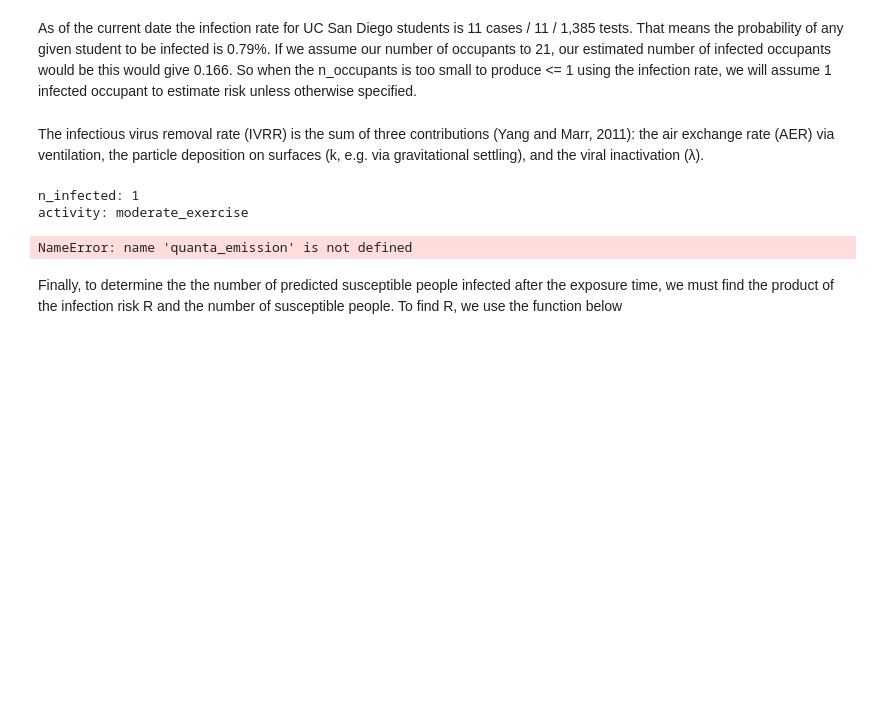
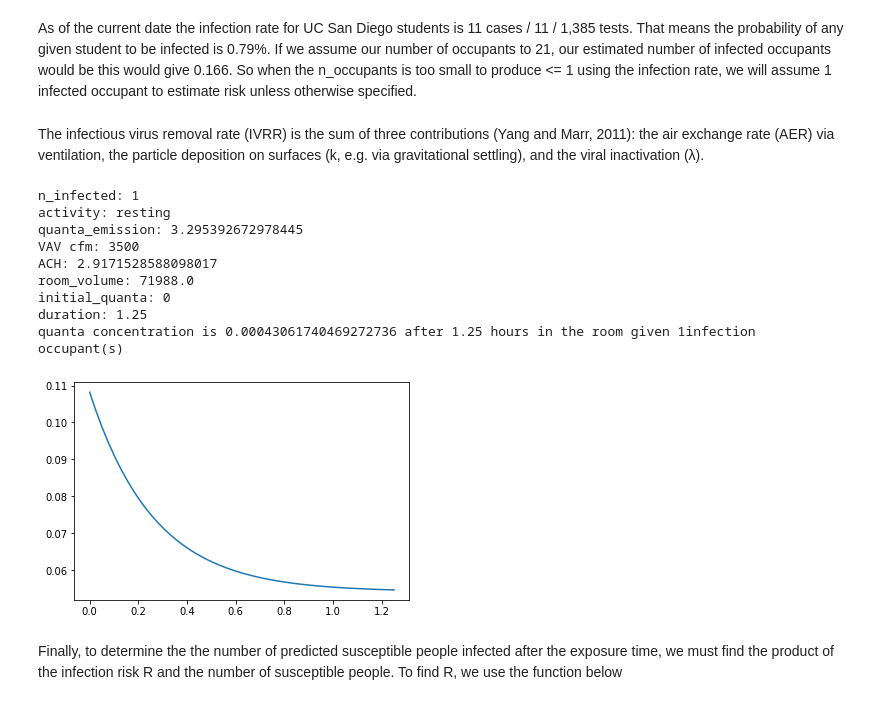
Before and after one commit to etiennedoidic/infection_risk_calculator, a Jupyter notebook: notebooks/Infection Risk Calculator.ipynb, the cells around one changed output. Saved outputs shown, nothing was run; the diff lists cells and outputs as text; code cells hidden in the pictures; blank space fills up the shorter version.

```diff
--- a/notebooks/Infection Risk Calculator.ipynb
+++ b/notebooks/Infection Risk Calculator.ipynb
@@ -282,28 +282,32 @@ initial_quanta = 0
 # %%
 print('n_infected: ' + str(n_infected))
 print('activity: ' + str(activity))
-print('quanta_emission: ' + str(quanta_emission[activity]))
+print('quanta_emission: ' + str(ERq))
 print('VAV cfm: ' + str(cfm))
 print('ACH: ' + str(air_change_rate))
 print('room_volume: ' + str(room_volume))
 print('initial_quanta: ' + str(initial_quanta))
 print('duration: ' + str(t))
-n = quanta_concentration(n_infected, quanta_emission[activity], ivrr, room_volume_m, initial_quanta, t)
+n = quanta_concentration(n_infected, ERq, ivrr, room_volume_m, initial_quanta, t)
 print('quanta concentration is ' +  str(n) + ' after ' + str(t) + ' hours in the room given ' + str(n_infected) + 'infection occupant(s)')
 # %% [output]
 n_infected: 1
-activity: moderate_exercise
+activity: resting
+quanta_emission: 3.295392672978445
+VAV cfm: 3500
+ACH: 2.9171528588098017
+room_volume: 71988.0
+initial_quanta: 0
+duration: 1.25
+quanta concentration is 0.00043061740469272736 after 1.25 hours in the room given 1infection occupant(s)
-NameError: name 'quanta_emission' is not defined
 # %%
 fig = plt.figure()
 ax = plt.axes()
-
-
 f2 = np.vectorize(quanta_concentration)
-
-
 x = np.linspace(0, t)
-ax.plot(x, f2(n_infected, quanta_emission[activity], ivrr, room_volume_m, initial_quanta, x));
+ax.plot(x, f2(n_infected, Erq, ivrr, room_volume_m, initial_quanta, x));
+# %% [output]
+[figure, added]
 # %% [markdown]
 Finally, to determine the the number of predicted susceptible people infected after the exposure time, we must find the product of the infection risk R and the number of susceptible people.
 To find R, we use the function below
```
Also changed, not shown: parts of 3 cells of this notebook.
